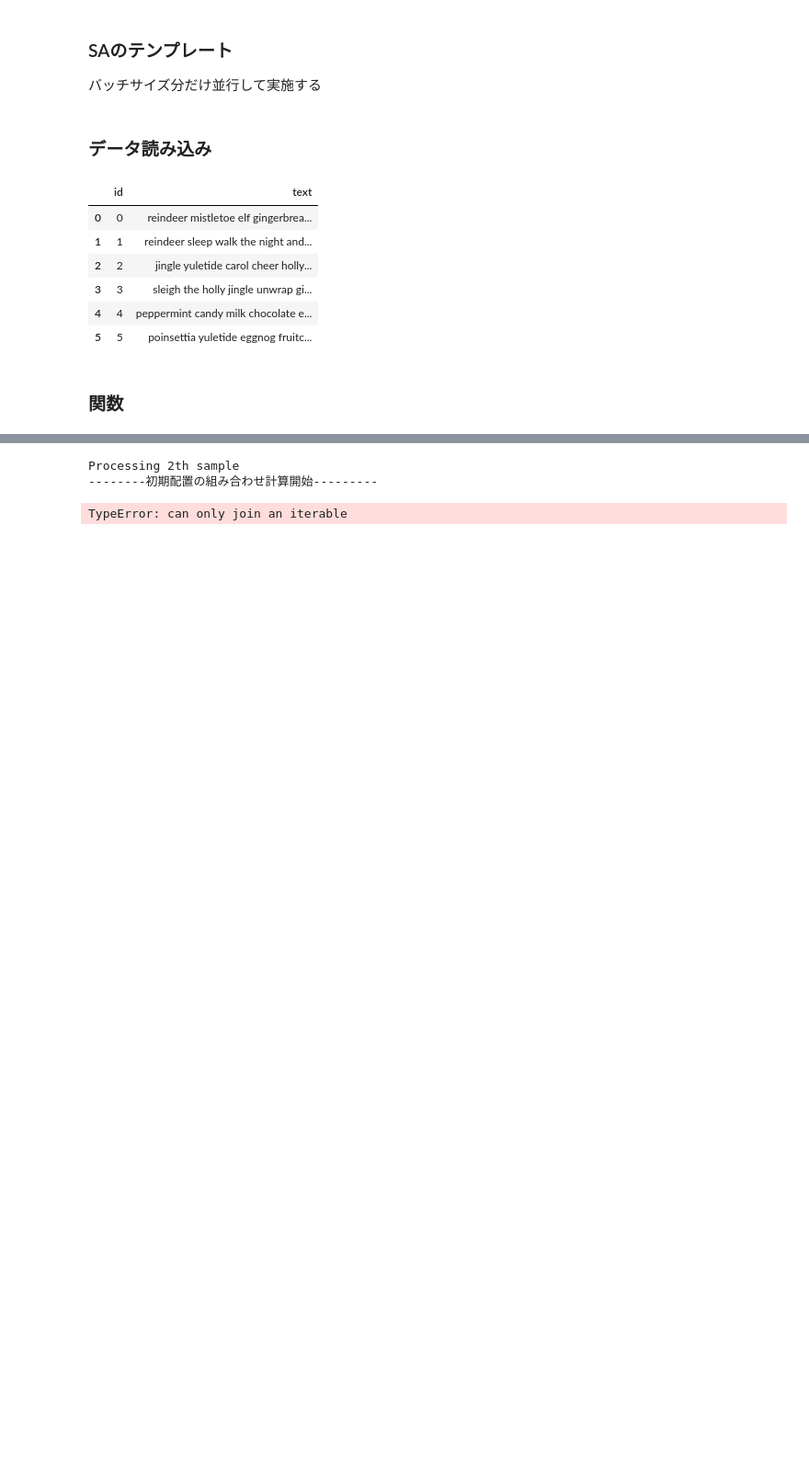
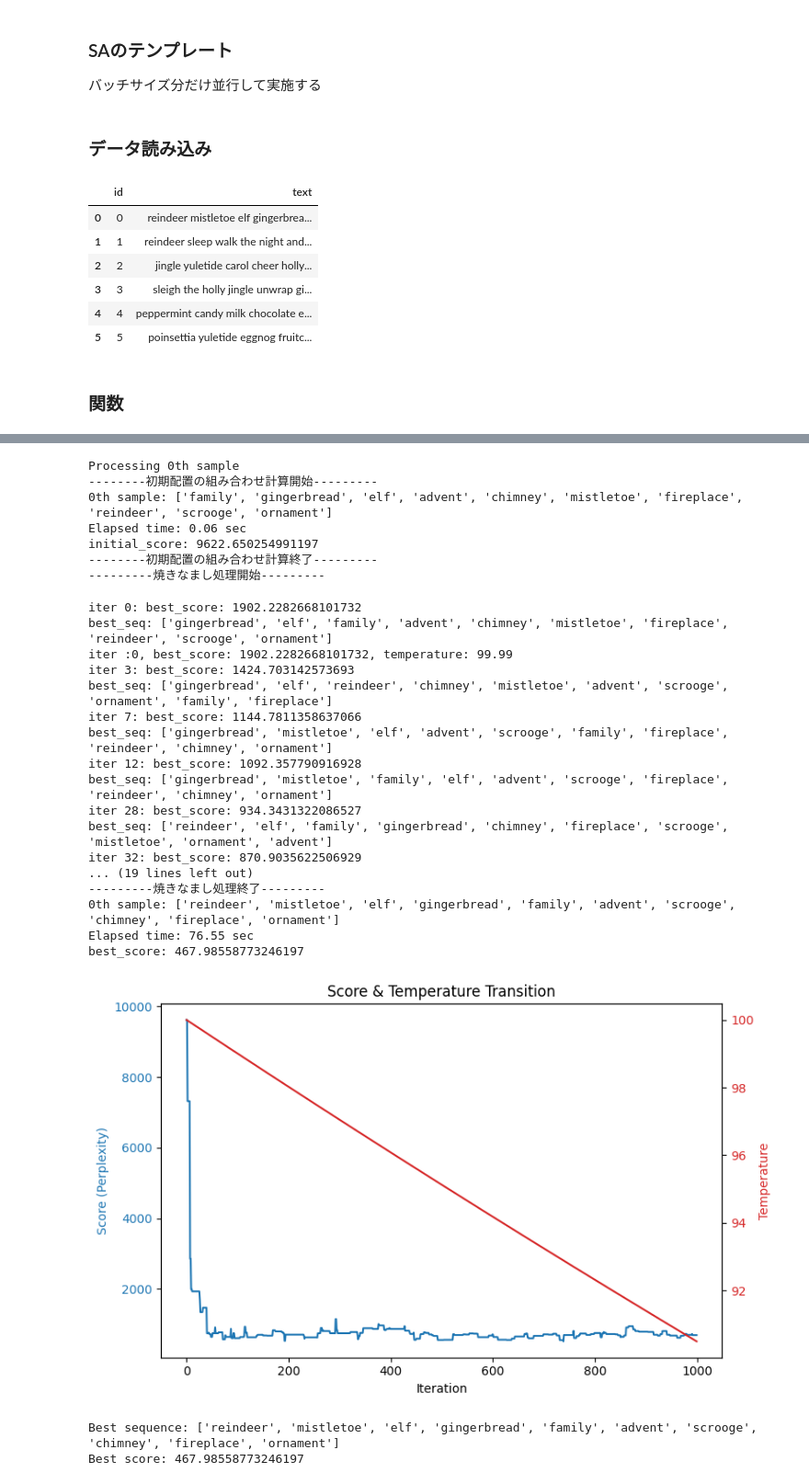
Before and after one commit to shun2741/santa2024, a Jupyter notebook: notebook/ex_008.ipynb, the cells around one changed output, grey strips where cells are left out. Shown at 92% size. Saved outputs shown, nothing was run; the diff lists cells and outputs as text; code cells hidden in the pictures; blank space fills up the shorter version.

```diff
--- a/notebook/ex_008.ipynb
+++ b/notebook/ex_008.ipynb
@@ -383,23 +378,47 @@ Some parameters are on the meta device because they were offloaded to the cpu.
 # %%
 # scorer.clear_gpu_memory()
 # %%
-for i in [2]:
+for i in [0]:
 
     print(f"Processing {i}th sample")
     best_sequence, best_score = search_optimal_permutation(
         CFG,
         id=i,
         scorer=scorer,
     )
 
     print("Best sequence:", best_sequence)
     print("Best score:", best_score)
     sub_df.loc[i, "best_value"] = best_score
     sub_df.loc[i, "text"] = " ".join(best_sequence)
 # %% [output]
-Processing 2th sample
+Processing 0th sample
 --------初期配置の組み合わせ計算開始---------
+0th sample: ['family', 'gingerbread', 'elf', 'advent', 'chimney', 'mistletoe', 'fireplace', 'reindeer', 'scrooge', 'ornament']
+Elapsed time: 0.06 sec
+initial_score: 9622.650254991197
+--------初期配置の組み合わせ計算終了---------
+---------焼きなまし処理開始---------
-TypeError: can only join an iterable
+iter 0: best_score: 1902.2282668101732
+best_seq: ['gingerbread', 'elf', 'family', 'advent', 'chimney', 'mistletoe', 'fireplace', 'reindeer', 'scrooge', 'ornament']
+iter :0, best_score: 1902.2282668101732, temperature: 99.99
+iter 3: best_score: 1424.703142573693
+best_seq: ['gingerbread', 'elf', 'reindeer', 'chimney', 'mistletoe', 'advent', 'scrooge', 'ornament', 'family', 'fireplace']
+iter 7: best_score: 1144.7811358637066
+best_seq: ['gingerbread', 'mistletoe', 'elf', 'advent', 'scrooge', 'family', 'fireplace', 'reindeer', 'chimney', 'ornament']
+iter 12: best_score: 1092.357790916928
+best_seq: ['gingerbread', 'mistletoe', 'family', 'elf', 'advent', 'scrooge', 'fireplace', 'reindeer', 'chimney', 'ornament']
+iter 28: best_score: 934.3431322086527
+best_seq: ['reindeer', 'elf', 'family', 'gingerbread', 'chimney', 'fireplace', 'scrooge', 'mistletoe', 'ornament', 'advent']
+iter 32: best_score: 870.9035622506929
+... (19 lines left out)
+---------焼きなまし処理終了---------
+0th sample: ['reindeer', 'mistletoe', 'elf', 'gingerbread', 'family', 'advent', 'scrooge', 'chimney', 'fireplace', 'ornament']
+Elapsed time: 76.55 sec
+best_score: 467.98558773246197
+[figure, added]
+Best sequence: ['reindeer', 'mistletoe', 'elf', 'gingerbread', 'family', 'advent', 'scrooge', 'chimney', 'fireplace', 'ornament']
+Best score: 467.98558773246197
 # %%
 sub_df
 # %% [output]
```
Also changed, not shown: parts of 6 cells of this notebook.
